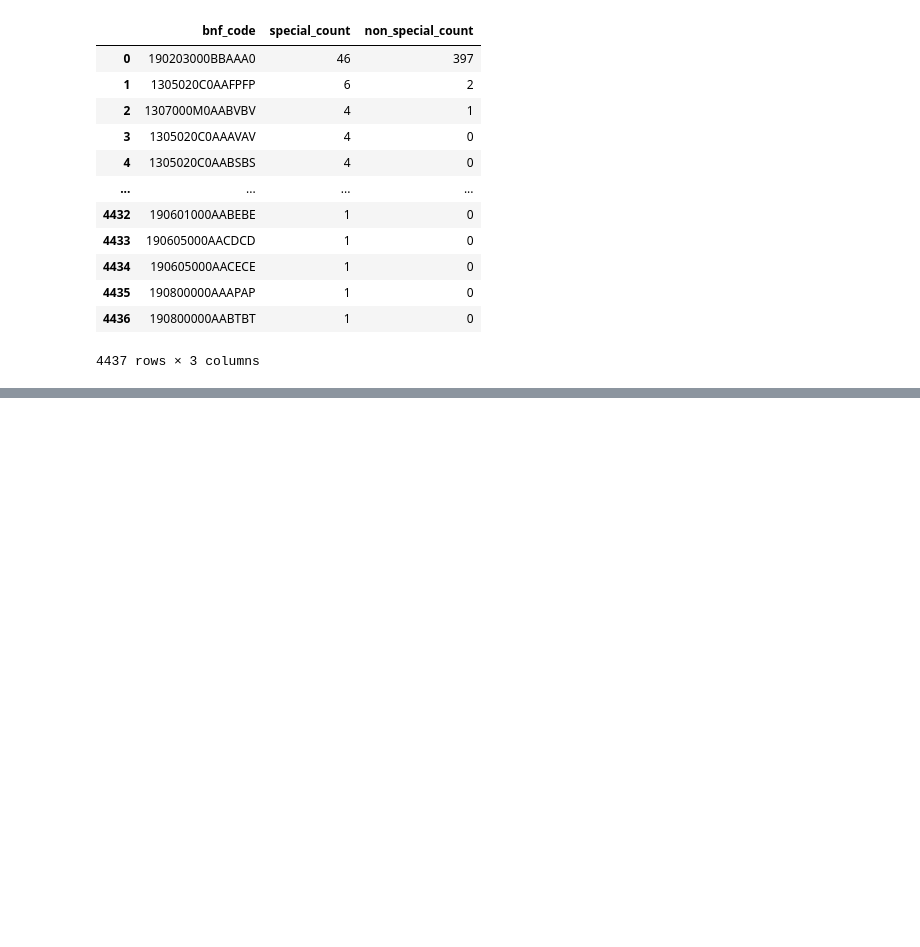
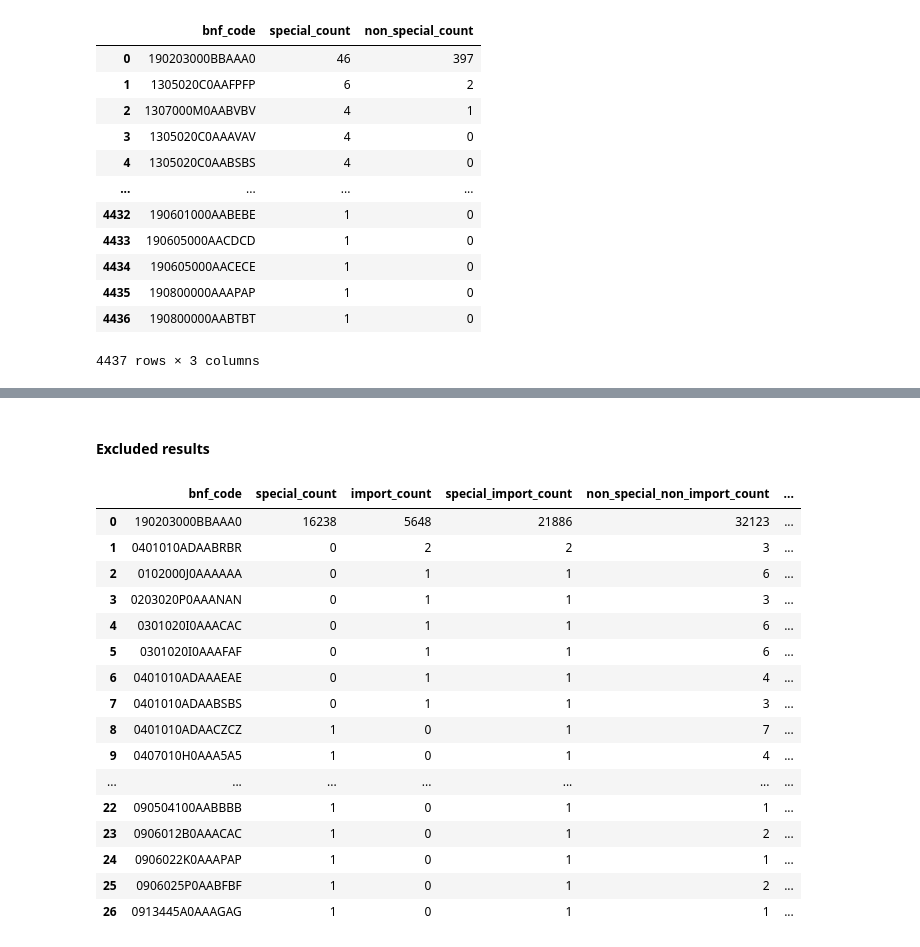
Before and after one commit to ebmdatalab/op-specials-measure, a Jupyter notebook: notebooks/Specials_analysis.ipynb, the cells around one changed output, grey strips where cells are left out. Drawn from its saved outputs; the diff is of its cells as text; code cells hidden in the pictures; blank space fills up the shorter version.

```diff
--- a/notebooks/Specials_analysis.ipynb
+++ b/notebooks/Specials_analysis.ipynb
@@ -504,0 +817,52 @@ spec_non_spec_count_named_DF.to_csv('results.csv')
+# %% [markdown]
+#### Excluded results
+# %%
+sql = '''
+SELECT
+    amp.bnf_code,
+    SUM(CASE WHEN (amp.avail_restrict = 6) THEN 1 ELSE 0 END) AS special_count,
+    SUM(CASE WHEN (amp.avail_restrict = 4) THEN 1 ELSE 0 END) AS import_count,
+    SUM(CASE WHEN (amp.avail_restrict = 6 OR amp.avail_restrict = 4) THEN 1 ELSE 0 END) AS special_import_count,
+    SUM(CASE WHEN (amp.avail_restrict != 6 AND amp.avail_restrict != 9 AND amp.avail_restrict != 4) THEN 1 ELSE 0 END) AS non_special_non_import_count,
+    STRING_AGG(DISTINCT CASE WHEN (amp.avail_restrict = 6 OR amp.avail_restrict = 4) THEN amp.descr ELSE NULL END, ', ') AS special_import_names,
+    STRING_AGG(DISTINCT CASE WHEN (amp.avail_restrict != 6 AND amp.avail_restrict != 9 AND amp.avail_restrict != 4) THEN amp.descr ELSE NULL END, ', ') AS non_special_import_names,
+    STRING_AGG(DISTINCT vmp.nm, ', ') AS vpm_names
+FROM
+    `ebmdatalab.dmd.amp` AS amp
+LEFT JOIN
+    `ebmdatalab.dmd.vmp` AS vmp
+ON
+    amp.bnf_code = vmp.bnf_code
+WHERE
+    amp.bnf_code IS NOT NULL
+GROUP BY
+    amp.bnf_code
+HAVING
+    special_import_count > 0
+    AND
+    non_special_non_import_count > 0
+ORDER BY
+    special_import_count DESC;
+'''
+excluded_list_DF = bq.cached_read(sql, csv_path=os.path.join('../','data','excluded_list.csv'))
+
+with pd.option_context('display.max_rows', 100):
+    display(excluded_list_DF.head(100))
+# %% [output]
+|  | bnf_code | special_count | import_count | special_import_count | non_special_non_import_count | ... |
+| 0 | 190203000BBAAA0 | 16238 | 5648 | 21886 | 32123 | ... |
+| 1 | 0401010ADAABRBR | 0 | 2 | 2 | 3 | ... |
+| 2 | 0102000J0AAAAAA | 0 | 1 | 1 | 6 | ... |
+| 3 | 0203020P0AAANAN | 0 | 1 | 1 | 3 | ... |
+| 4 | 0301020I0AAACAC | 0 | 1 | 1 | 6 | ... |
+| 5 | 0301020I0AAAFAF | 0 | 1 | 1 | 6 | ... |
+| 6 | 0401010ADAAAEAE | 0 | 1 | 1 | 4 | ... |
+| 7 | 0401010ADAABSBS | 0 | 1 | 1 | 3 | ... |
+| 8 | 0401010ADAACZCZ | 1 | 0 | 1 | 7 | ... |
+| 9 | 0407010H0AAA5A5 | 1 | 0 | 1 | 4 | ... |
+| ... | ... | ... | ... | ... | ... | ... |
+| 22 | 090504100AABBBB | 1 | 0 | 1 | 1 | ... |
+| 23 | 0906012B0AAACAC | 1 | 0 | 1 | 2 | ... |
+| 24 | 0906022K0AAAPAP | 1 | 0 | 1 | 1 | ... |
+| 25 | 0906025P0AABFBF | 1 | 0 | 1 | 2 | ... |
+| 26 | 0913445A0AAAGAG | 1 | 0 | 1 | 1 | ... |
```
Also changed, not shown: parts of 20 cells of this notebook, 2 other files.
